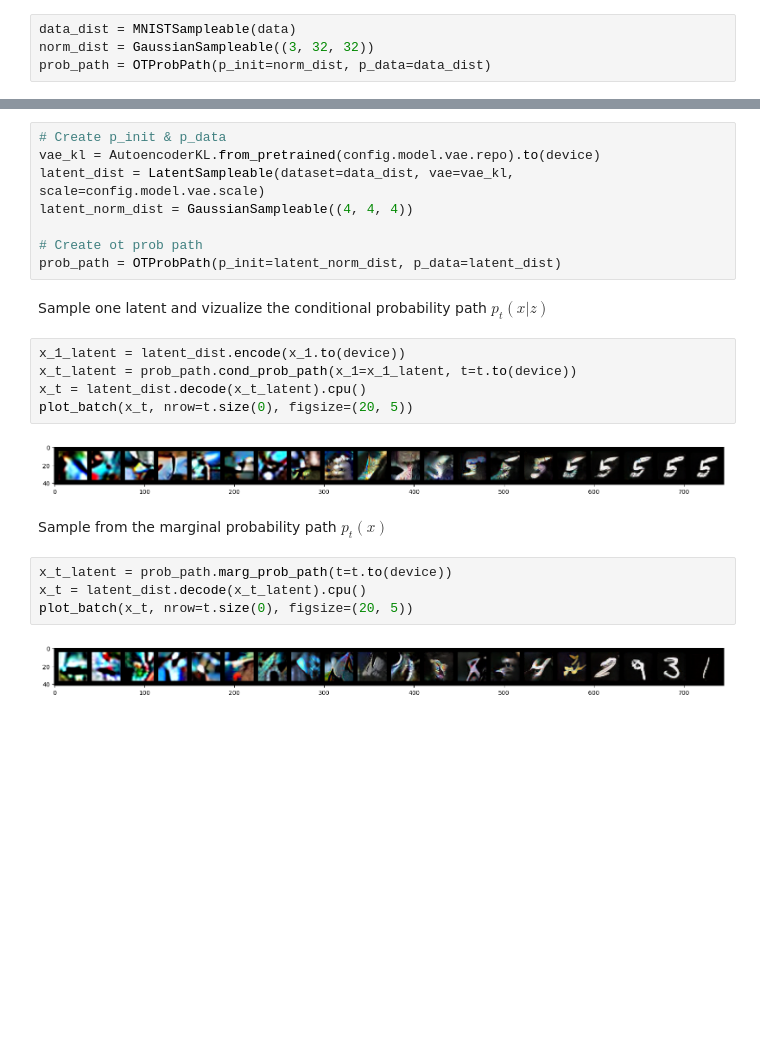
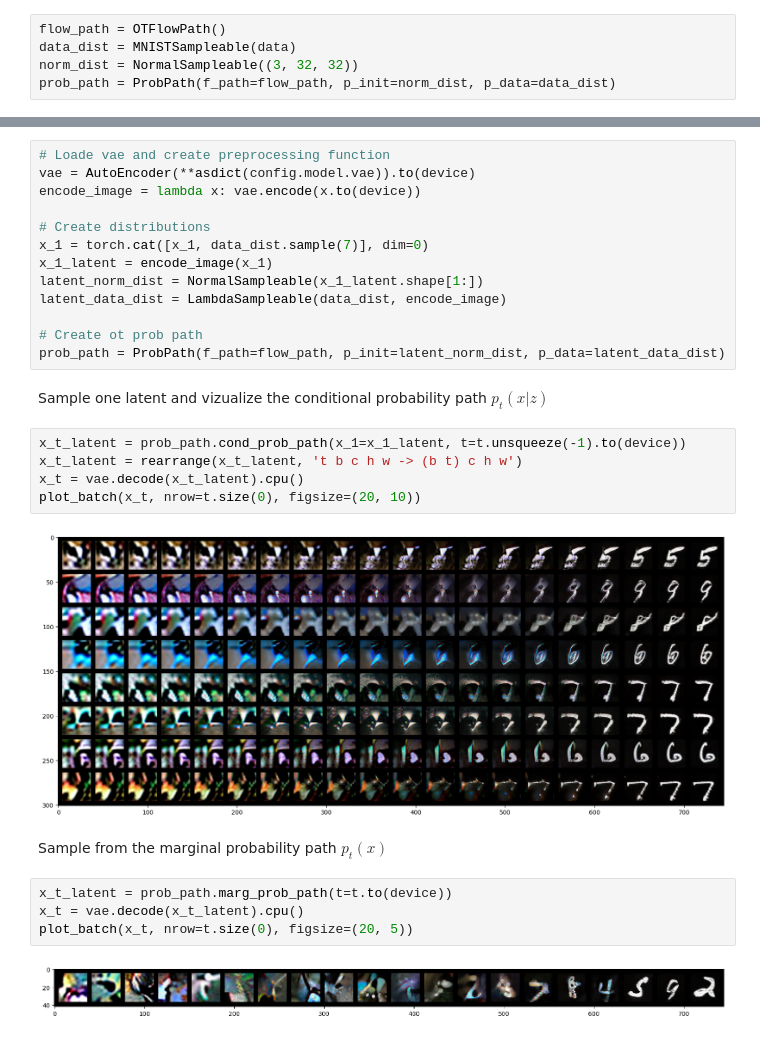
Before and after one commit to fusedbloxxer/flow-matching, a Jupyter notebook: workspaces/flow_mnist/notebook/flow_viz.ipynb, the cells around one changed output, grey strips where cells are left out. Cells and saved outputs as stored; diff of their text form; blank space fills up the shorter version.

Commit message:
Refactor flow and model classes

```diff
--- a/workspaces/flow_mnist/notebook/flow_viz.ipynb
+++ b/workspaces/flow_mnist/notebook/flow_viz.ipynb
@@ -40,9 +32,10 @@ Project
 config = load_config("config.yaml")
 data = MNISTDataset(**asdict(config.data))
 # %%
+flow_path = OTFlowPath()
 data_dist = MNISTSampleable(data)
-norm_dist = GaussianSampleable((3, 32, 32))
-prob_path = OTProbPath(p_init=norm_dist, p_data=data_dist)
+norm_dist = NormalSampleable((3, 32, 32))
+prob_path = ProbPath(f_path=flow_path, p_init=norm_dist, p_data=data_dist)
 # %%
 # x_0 ~ p_init & x_1 ~ p_data
 t = repeat(torch.linspace(0, 1, 20), 't -> t 1 1 1')
@@ -68,27 +61,32 @@ plot_batch(x_t, nrow=t.size(0), figsize=(20, 5))
 # %% [markdown]
 ### Visualize Optimal Transport Path using AutoEncoderKL Latents
 # %%
-# Create p_init & p_data
-vae_kl = AutoencoderKL.from_pretrained(config.model.vae.repo).to(device)
-latent_dist = LatentSampleable(dataset=data_dist, vae=vae_kl, scale=config.model.vae.scale)
-latent_norm_dist = GaussianSampleable((4, 4, 4))
+# Loade vae and create preprocessing function
+vae = AutoEncoder(**asdict(config.model.vae)).to(device)
+encode_image = lambda x: vae.encode(x.to(device))
+
+# Create distributions
+x_1 = torch.cat([x_1, data_dist.sample(7)], dim=0)
+x_1_latent = encode_image(x_1)
+latent_norm_dist = NormalSampleable(x_1_latent.shape[1:])
+latent_data_dist = LambdaSampleable(data_dist, encode_image)
 
 # Create ot prob path
-prob_path = OTProbPath(p_init=latent_norm_dist, p_data=latent_dist)
+prob_path = ProbPath(f_path=flow_path, p_init=latent_norm_dist, p_data=latent_data_dist)
 # %% [markdown]
 Sample one latent and vizualize the conditional probability path $p_t(x|z)$
 # %%
-x_1_latent = latent_dist.encode(x_1.to(device))
-x_t_latent = prob_path.cond_prob_path(x_1=x_1_latent, t=t.to(device))
-x_t = latent_dist.decode(x_t_latent).cpu()
-plot_batch(x_t, nrow=t.size(0), figsize=(20, 5))
+x_t_latent = prob_path.cond_prob_path(x_1=x_1_latent, t=t.unsqueeze(-1).to(device))
+x_t_latent = rearrange(x_t_latent, 't b c h w -> (b t) c h w')
+x_t = vae.decode(x_t_latent).cpu()
+plot_batch(x_t, nrow=t.size(0), figsize=(20, 10))
 # %% [output]
-[figure, old version]
+[figure, new version]
 # %% [markdown]
 Sample from the marginal probability path $p_t(x)$
 # %%
 x_t_latent = prob_path.marg_prob_path(t=t.to(device))
-x_t = latent_dist.decode(x_t_latent).cpu()
+x_t = vae.decode(x_t_latent).cpu()
 plot_batch(x_t, nrow=t.size(0), figsize=(20, 5))
 # %% [output]
-[figure, old version]
+[figure, new version]
```
Also changed, not shown: parts of 3 cells of this notebook, 3 other files.
